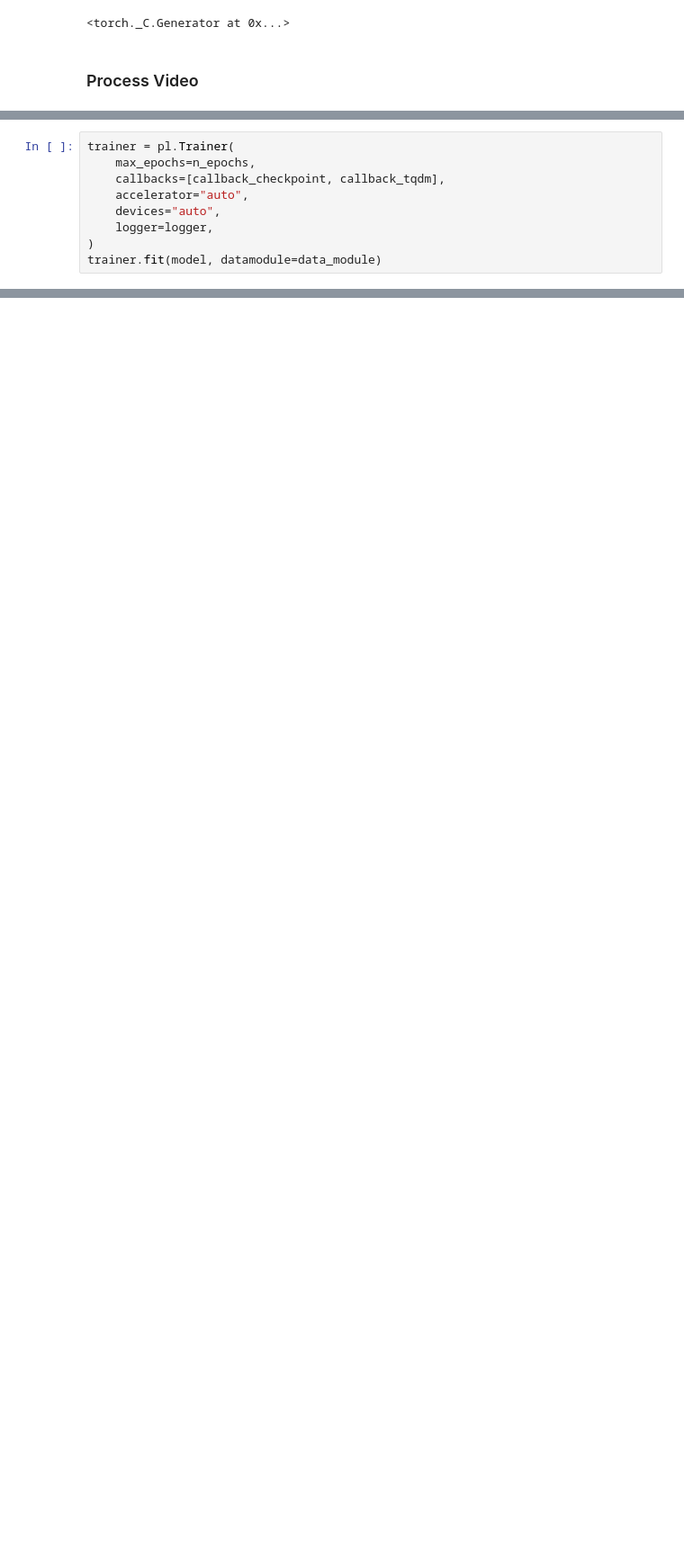
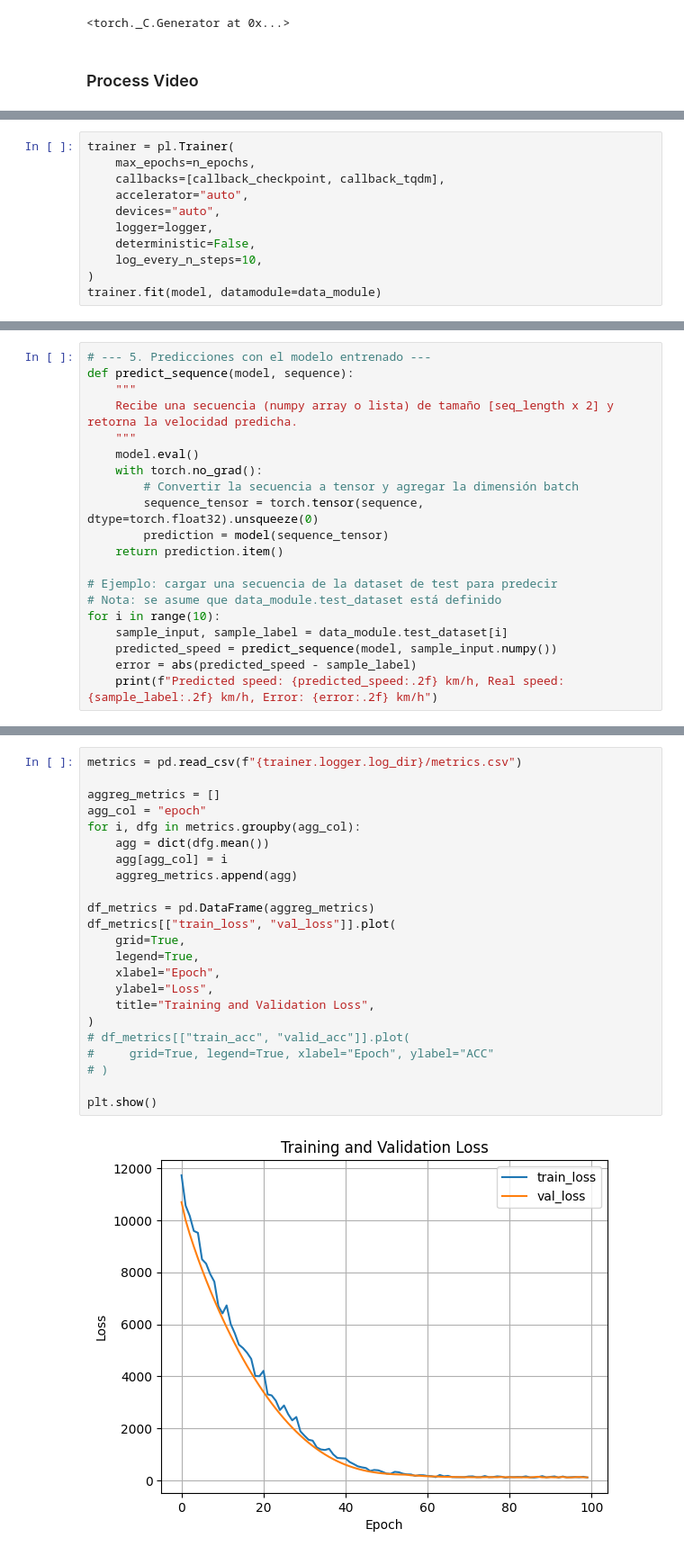
Before and after one commit to VinicioStalin-27/usfq_deep_learning, a Jupyter notebook: src/estimate_tracking.ipynb, the cells around one changed output, grey strips where cells are left out. Shown: that part at 90% size. Saved outputs shown, nothing was run; the diff lists cells and outputs as text; blank space fills up the shorter version.

```diff
--- a/src/estimate_tracking.ipynb
+++ b/src/estimate_tracking.ipynb
@@ -297,6 +319,8 @@ trainer = pl.Trainer(
     accelerator="auto",
     devices="auto",
     logger=logger,
+    deterministic=False,
+    log_every_n_steps=10,
 )
 trainer.fit(model, datamodule=data_module)
 # %% [output]
@@ -324,0 +359,20 @@ trainer.test(model, datamodule=data_module)
+# %%
+# --- 5. Predicciones con el modelo entrenado ---
+def predict_sequence(model, sequence):
+    """
+    Recibe una secuencia (numpy array o lista) de tamaño [seq_length x 2] y retorna la velocidad predicha.
+    """
+    model.eval()
+    with torch.no_grad():
+        # Convertir la secuencia a tensor y agregar la dimensión batch
+        sequence_tensor = torch.tensor(sequence, dtype=torch.float32).unsqueeze(0)
+        prediction = model(sequence_tensor)
+    return prediction.item()
+
+# Ejemplo: cargar una secuencia de la dataset de test para predecir
+# Nota: se asume que data_module.test_dataset está definido
+for i in range(10):
+    sample_input, sample_label = data_module.test_dataset[i]
+    predicted_speed = predict_sequence(model, sample_input.numpy())
+    error = abs(predicted_speed - sample_label)
+    print(f"Predicted speed: {predicted_speed:.2f} km/h, Real speed: {sample_label:.2f} km/h, Error: {error:.2f} km/h")
@@ -324,0 +390,25 @@ trainer.test(model, datamodule=data_module)
+# %%
+metrics = pd.read_csv(f"{trainer.logger.log_dir}/metrics.csv")
+
+aggreg_metrics = []
+agg_col = "epoch"
+for i, dfg in metrics.groupby(agg_col):
+    agg = dict(dfg.mean())
+    agg[agg_col] = i
+    aggreg_metrics.append(agg)
+
+df_metrics = pd.DataFrame(aggreg_metrics)
+df_metrics[["train_loss", "val_loss"]].plot(
+    grid=True,
+    legend=True,
+    xlabel="Epoch",
+    ylabel="Loss",
+    title="Training and Validation Loss",
+)
+# df_metrics[["train_acc", "valid_acc"]].plot(
+#     grid=True, legend=True, xlabel="Epoch", ylabel="ACC"
+# )
+
+plt.show()
+# %% [output]
+[figure, added]
```
Also changed, not shown: parts of 14 cells of this notebook, 1 other file.
